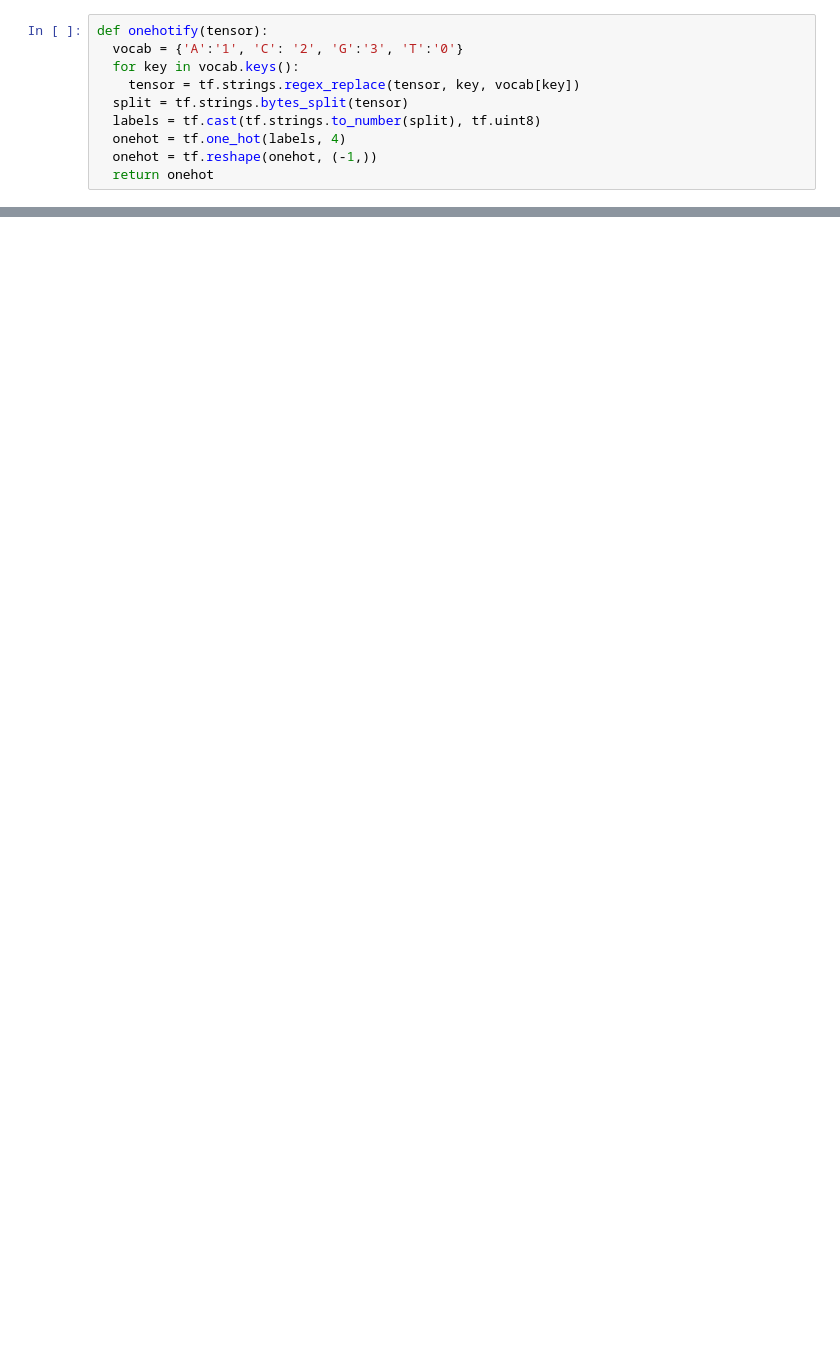
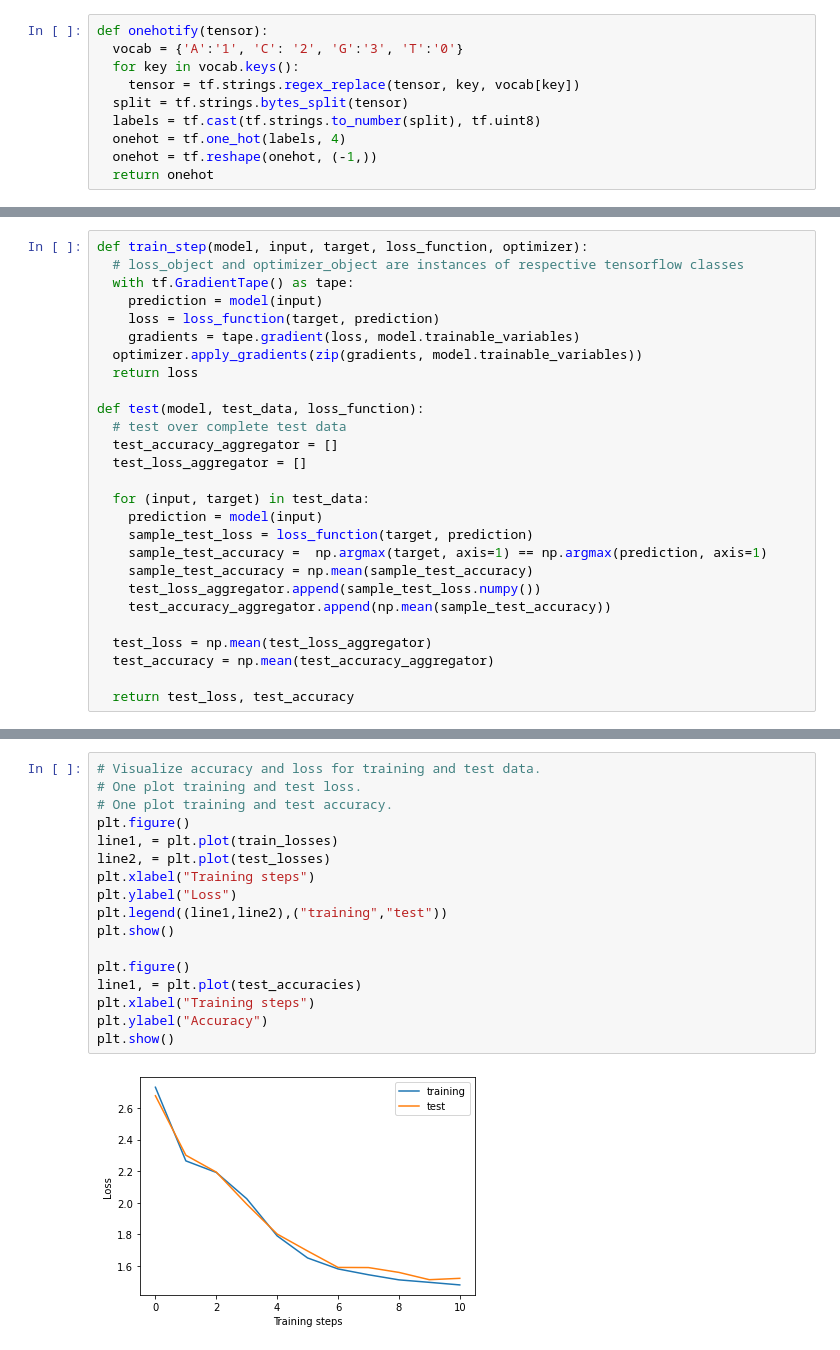
Before and after one commit to Flammingo2/TensorFlow, a Jupyter notebook: homework3.ipynb, the cells around one changed output, grey strips where cells are left out. Saved outputs shown, nothing was run; the diff lists cells and outputs as text; blank space fills up the shorter version.

```diff
--- a/homework3.ipynb
+++ b/homework3.ipynb
@@ -92,0 +119,27 @@ test_dataset = tf.data.Dataset.zip((test_set_seq, test_set_labels)).batch(128).s
+# %%
+def train_step(model, input, target, loss_function, optimizer):
+  # loss_object and optimizer_object are instances of respective tensorflow classes
+  with tf.GradientTape() as tape:
+    prediction = model(input)
+    loss = loss_function(target, prediction)
+    gradients = tape.gradient(loss, model.trainable_variables)
+  optimizer.apply_gradients(zip(gradients, model.trainable_variables))
+  return loss
+
+def test(model, test_data, loss_function):
+  # test over complete test data
+  test_accuracy_aggregator = []
+  test_loss_aggregator = []
+
+  for (input, target) in test_data:
+    prediction = model(input)
+    sample_test_loss = loss_function(target, prediction)
+    sample_test_accuracy =  np.argmax(target, axis=1) == np.argmax(prediction, axis=1)
+    sample_test_accuracy = np.mean(sample_test_accuracy)
+    test_loss_aggregator.append(sample_test_loss.numpy())
+    test_accuracy_aggregator.append(np.mean(sample_test_accuracy))
+
+  test_loss = np.mean(test_loss_aggregator)
+  test_accuracy = np.mean(test_accuracy_aggregator)
+
+  return test_loss, test_accuracy
@@ -92,0 +205,19 @@ test_dataset = tf.data.Dataset.zip((test_set_seq, test_set_labels)).batch(128).s
+# %%
+# Visualize accuracy and loss for training and test data.
+# One plot training and test loss.
+# One plot training and test accuracy.
+plt.figure()
+line1, = plt.plot(train_losses)
+line2, = plt.plot(test_losses)
+plt.xlabel("Training steps")
+plt.ylabel("Loss")
+plt.legend((line1,line2),("training","test"))
+plt.show()
+
+plt.figure()
+line1, = plt.plot(test_accuracies)
+plt.xlabel("Training steps")
+plt.ylabel("Accuracy")
+plt.show()
+# %% [output]
+[figure, added]
```
Also changed, not shown: parts of 11 cells of this notebook.
